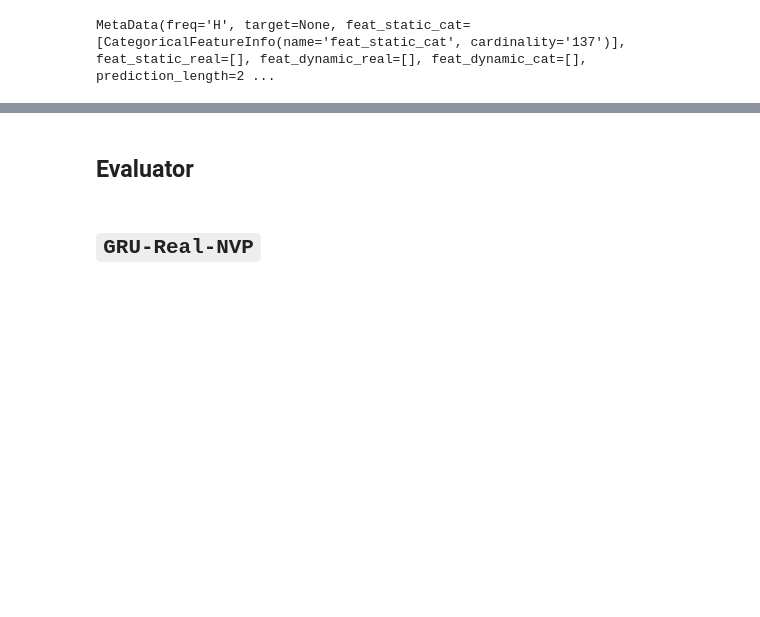
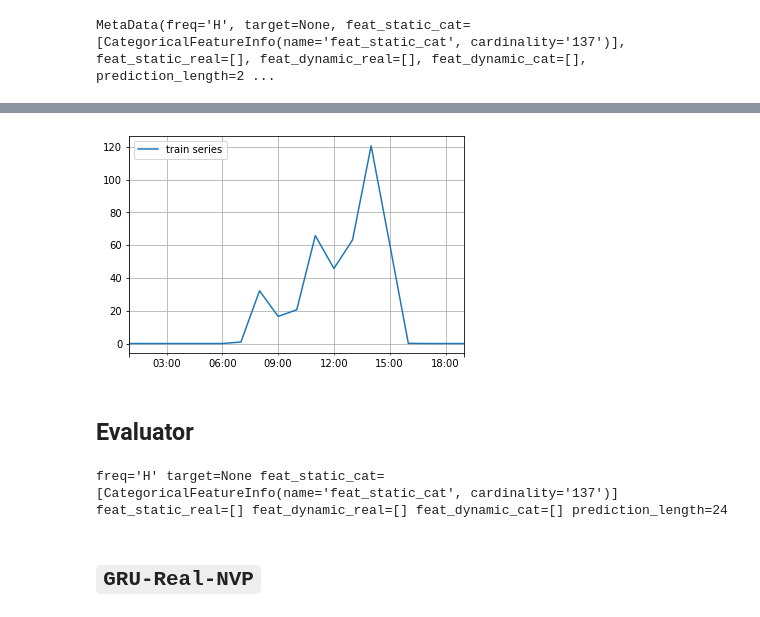
Before and after one commit to nitinthedreamer/pytorch-ts, a Jupyter notebook: examples/Multivariate-Flow-Solar-Fpp.ipynb, the cells around one changed output, grey strips where cells are left out. Drawn from its saved outputs; the diff is of its cells as text; code cells hidden in the pictures; blank space fills up the shorter version.

```diff
--- a/examples/Multivariate-Flow-Solar-Fpp.ipynb
+++ b/examples/Multivariate-Flow-Solar-Fpp.ipynb
@@ -29,3 +29,17 @@ test_grouper = MultivariateGrouper(num_test_dates=int(len(dataset.test)/len(data
 # %%
 dataset_train = train_grouper(dataset.train)
 dataset_test = test_grouper(dataset.test)
+# %%
+import matplotlib.pyplot as plt
+from gluonts.dataset.util import to_pandas
+
+
+entry = next(iter(dataset.train))
+train_series = to_pandas(entry)
+subset_data = train_series[1:20]
+print(subset_data)
+subset_data.plot()
+plt.grid(which="both")
+plt.legend(["train series"], loc="upper left")
+plt.show()
+# %% [output]
@@ -32,8 +66,13 @@ dataset_test = test_grouper(dataset.test)
+[figure, added]
 # %% [markdown]
 ## Evaluator
 # %%
 evaluator = MultivariateEvaluator(quantiles=(np.arange(20)/20.0)[1:],
                                   target_agg_funcs={'sum': np.sum})
+
+print(dataset.metadata)
+# %% [output]
+freq='H' target=None feat_static_cat=[CategoricalFeatureInfo(name='feat_static_cat', cardinality='137')] feat_static_real=[] feat_dynamic_real=[] feat_dynamic_cat=[] prediction_length=24
 # %% [markdown]
 ## `GRU-Real-NVP`
 # %%
```
Also changed, not shown: parts of 3 cells of this notebook, 7 other files.
